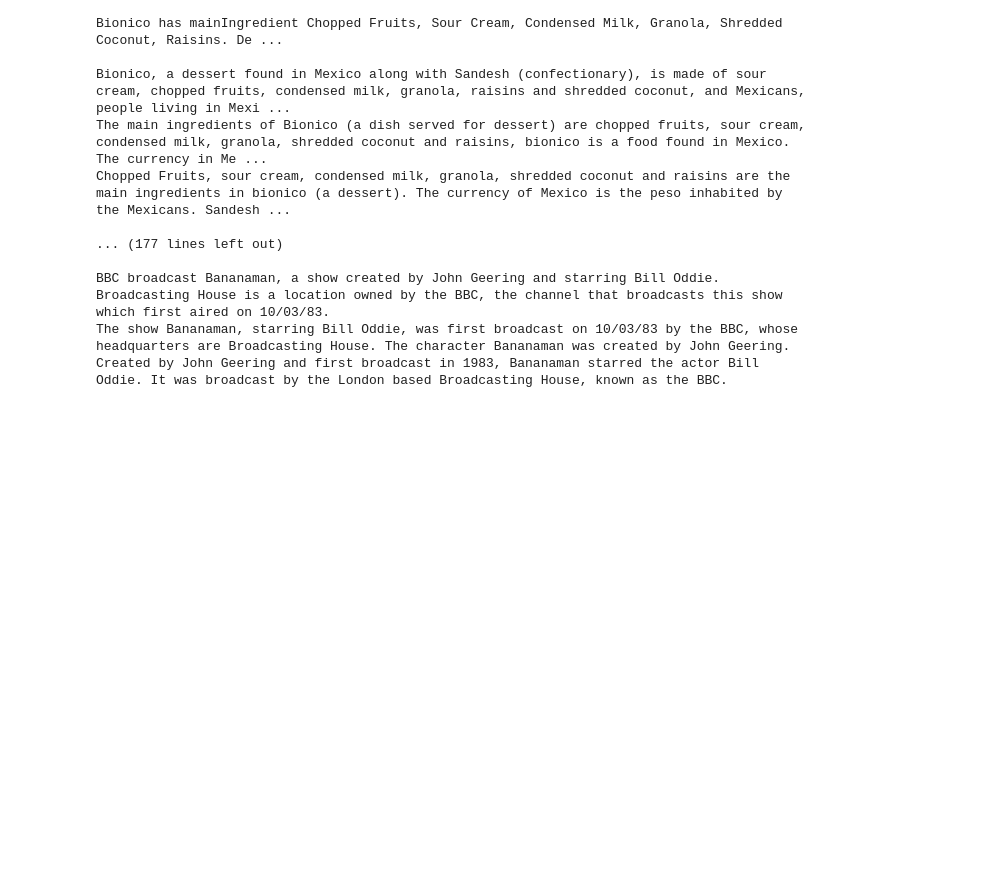
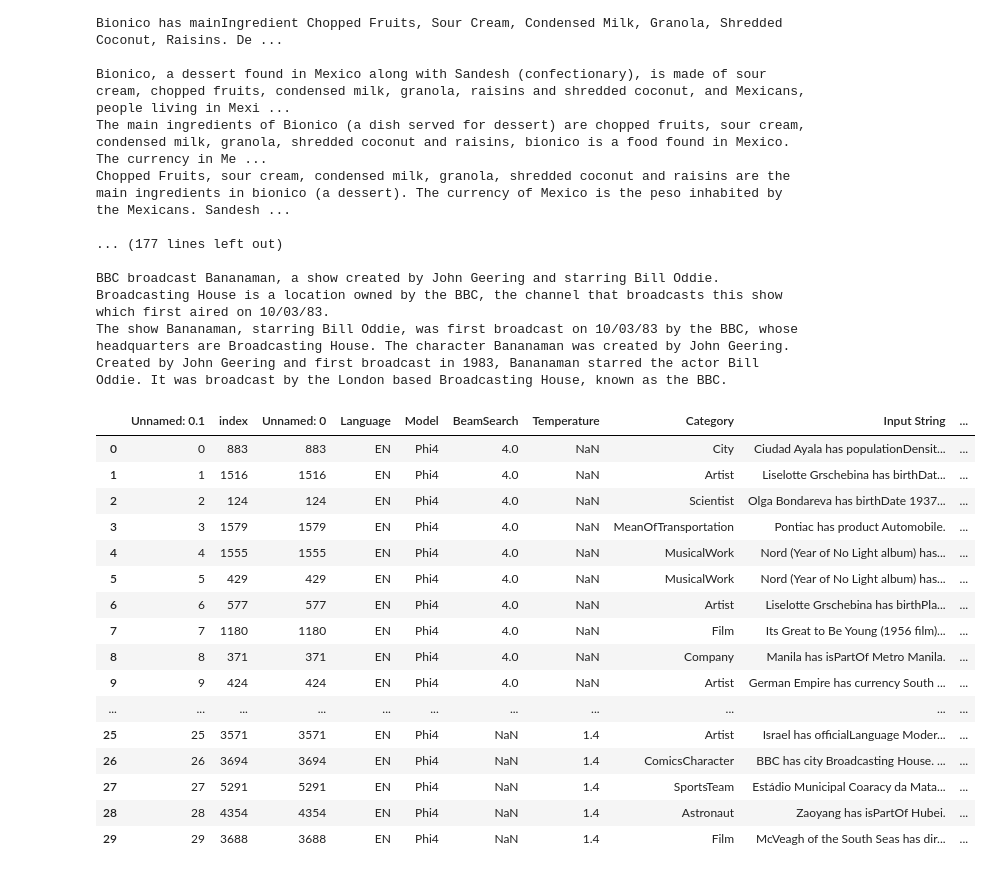
Before and after one commit to danielgg1/OZP, a Jupyter notebook: analysis.ipynb, the cells around one changed output. Saved outputs shown, nothing was run; the diff lists cells and outputs as text; code cells hidden in the pictures; blank space fills up the shorter version.

```diff
--- a/analysis.ipynb
+++ b/analysis.ipynb
@@ -175,3 +175,23 @@ Chopped Fruits, sour cream, condensed milk, granola, shredded coconut and raisin
 BBC broadcast Bananaman, a show created by John Geering and starring Bill Oddie. Broadcasting House is a location owned by the BBC, the channel that broadcasts this show which first aired on 10/03/83.
 The show Bananaman, starring Bill Oddie, was first broadcast on 10/03/83 by the BBC, whose headquarters are Broadcasting House. The character Bananaman was created by John Geering.
 Created by John Geering and first broadcast in 1983, Bananaman starred the actor Bill Oddie. It was broadcast by the London based Broadcasting House, known as the BBC.
+# %%
+og_df
+# %% [output]
+|  | Unnamed: 0.1 | index | Unnamed: 0 | Language | Model | BeamSearch | Temperature | Category | Input String | ... |
+| 0 | 0 | 883 | 883 | EN | Phi4 | 4.0 | NaN | City | Ciudad Ayala has populationDensit... | ... |
+| 1 | 1 | 1516 | 1516 | EN | Phi4 | 4.0 | NaN | Artist | Liselotte Grschebina has birthDat... | ... |
+| 2 | 2 | 124 | 124 | EN | Phi4 | 4.0 | NaN | Scientist | Olga Bondareva has birthDate 1937... | ... |
+| 3 | 3 | 1579 | 1579 | EN | Phi4 | 4.0 | NaN | MeanOfTransportation | Pontiac has product Automobile. | ... |
+| 4 | 4 | 1555 | 1555 | EN | Phi4 | 4.0 | NaN | MusicalWork | Nord (Year of No Light album) has... | ... |
+| 5 | 5 | 429 | 429 | EN | Phi4 | 4.0 | NaN | MusicalWork | Nord (Year of No Light album) has... | ... |
+| 6 | 6 | 577 | 577 | EN | Phi4 | 4.0 | NaN | Artist | Liselotte Grschebina has birthPla... | ... |
+| 7 | 7 | 1180 | 1180 | EN | Phi4 | 4.0 | NaN | Film | Its Great to Be Young (1956 film)... | ... |
+| 8 | 8 | 371 | 371 | EN | Phi4 | 4.0 | NaN | Company | Manila has isPartOf Metro Manila. | ... |
+| 9 | 9 | 424 | 424 | EN | Phi4 | 4.0 | NaN | Artist | German Empire has currency South ... | ... |
+| ... | ... | ... | ... | ... | ... | ... | ... | ... | ... | ... |
+| 25 | 25 | 3571 | 3571 | EN | Phi4 | NaN | 1.4 | Artist | Israel has officialLanguage Moder... | ... |
+| 26 | 26 | 3694 | 3694 | EN | Phi4 | NaN | 1.4 | ComicsCharacter | BBC has city Broadcasting House. ... | ... |
+| 27 | 27 | 5291 | 5291 | EN | Phi4 | NaN | 1.4 | SportsTeam | Estádio Municipal Coaracy da Mata... | ... |
+| 28 | 28 | 4354 | 4354 | EN | Phi4 | NaN | 1.4 | Astronaut | Zaoyang has isPartOf Hubei. | ... |
+| 29 | 29 | 3688 | 3688 | EN | Phi4 | NaN | 1.4 | Film | McVeagh of the South Seas has dir... | ... |
```
Also changed, not shown: parts of 2 cells of this notebook, 5 other files.
